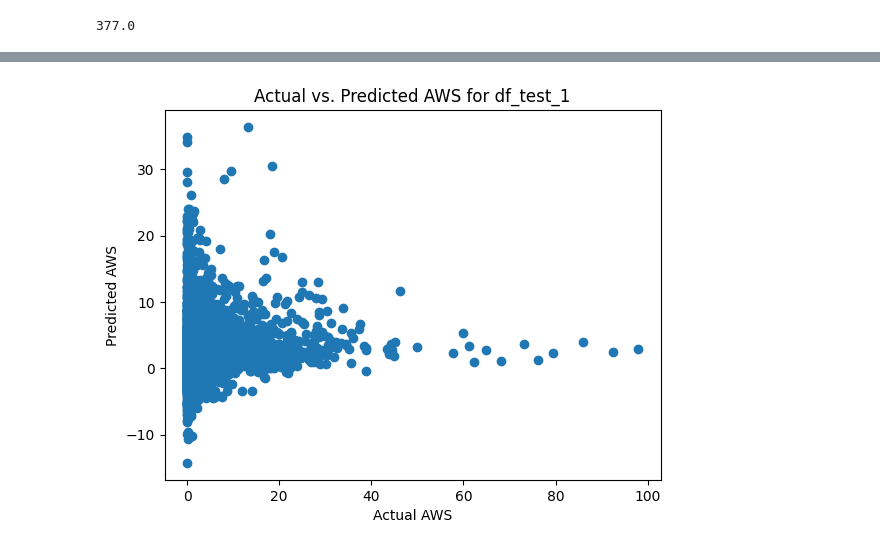
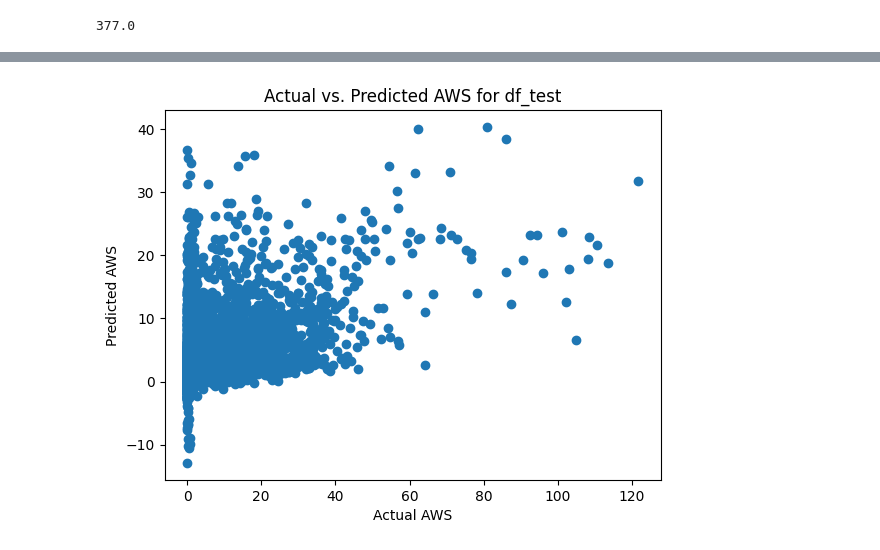
Before and after one commit to Le-Bao-181003/CVDHD, a Jupyter notebook: GWR.ipynb, the cells around one changed output, grey strips where cells are left out. Cells and saved outputs as stored; diff of their text form; code cells hidden in the pictures.

```diff
--- a/GWR.ipynb
+++ b/GWR.ipynb
@@ -190,0 +189,8 @@ Dataframe for validating gwr
+# %%
+import pandas as pd
+
+# Đọc tệp CSV và tạo DataFrame
+df_train = pd.read_csv(output_path_training)
+
+# Hiển thị df_validate
+print(df_train)
@@ -217,6 +257,8 @@ print(df_test)
 # %%
 import seaborn as sns
 import matplotlib.pyplot as plt
+
+df_test = df_test.rename(columns={'aws': 'AWS'})
 
 # Tạo ma trận tương quan
 corr_matrix = df_test[['AWS', 'Imerg', 'DEM', 'R500', 'SLHF', 'TCLW', 'TCWV']].corr()
@@ -289,23 +287,19 @@ from statsmodels.stats.outliers_influence import variance_inflation_factor
 from sklearn.preprocessing import StandardScaler
 # %%
 # Chuẩn bị dữ liệu đầu vào
-y = df_validate['AWS'].values.reshape((-1, 1))
-X = df_validate[['Imerg', 'R500', 'SLHF', 'TCLW', 'TCWV']]
-
-# Chuẩn hóa các biến độc lập
-scaler = StandardScaler()
-X_scaled = scaler.fit_transform(X)
+y = df_train['AWS'].values.reshape((-1, 1))
+X = df_train[['Imerg', 'R500', 'SLHF', 'TCLW', 'TCWV']].values
 
 # Các tọa độ không gian
-coords = df_validate[['Row Position', 'Column Position']].values
+coords = df_train[['Row Position', 'Column Position']].values
 
 # Lựa chọn bandwidth tối ưu
-gwr_selector = Sel_BW(coords, y, X_scaled)
+gwr_selector = Sel_BW(coords, y, X)
 gwr_bw = gwr_selector.search()
 print(gwr_bw)
 
 # Calibrate mô hình GWR
-model = GWR(coords, y, X_scaled, gwr_bw)
+model = GWR(coords, y, X, gwr_bw)
 gwr_results = model.fit()
 # %% [output]
 377.0
@@ -389,20 +333,19 @@ df_test_1:
 # %%
 # Kiểm tra và chuẩn bị dữ liệu test cho df_test_1
-y_test_1 = df_test_1['AWS'].values.reshape((-1, 1))
-X_test_1 = df_test_1[['Imerg', 'R500', 'SLHF', 'TCLW', 'TCWV']]
-X_test_1_scaled = scaler.transform(X_test_1)
-coords_test_1 = df_test_1[['Row Position', 'Column Position']].values
+y_test = df_test['AWS'].values.reshape((-1, 1))
+X_test = df_test[['Imerg', 'R500', 'SLHF', 'TCLW', 'TCWV']]
+coords_test = df_test[['Row Position', 'Column Position']].values
 
 # Dự đoán giá trị cho tập test
 scale = gwr_results.scale
 residuals = gwr_results.resid_response
-pred_y_1 = model.predict(coords_test_1, X_test_1_scaled, scale, residuals)
+pred_y = model.predict(coords_test, X_test, scale, residuals)
 
 # Hiển thị kết quả
-plt.scatter(y_test_1, pred_y_1.predictions)
+plt.scatter(y_test, pred_y.predictions)
 plt.xlabel('Actual AWS')
 plt.ylabel('Predicted AWS')
-plt.title('Actual vs. Predicted AWS for df_test_1')
+plt.title('Actual vs. Predicted AWS for df_test')
 plt.show()
 # %% [output]
-[figure, old version]
+[figure, new version]
```
Also changed, not shown: parts of 30 cells of this notebook, 1 other file.
